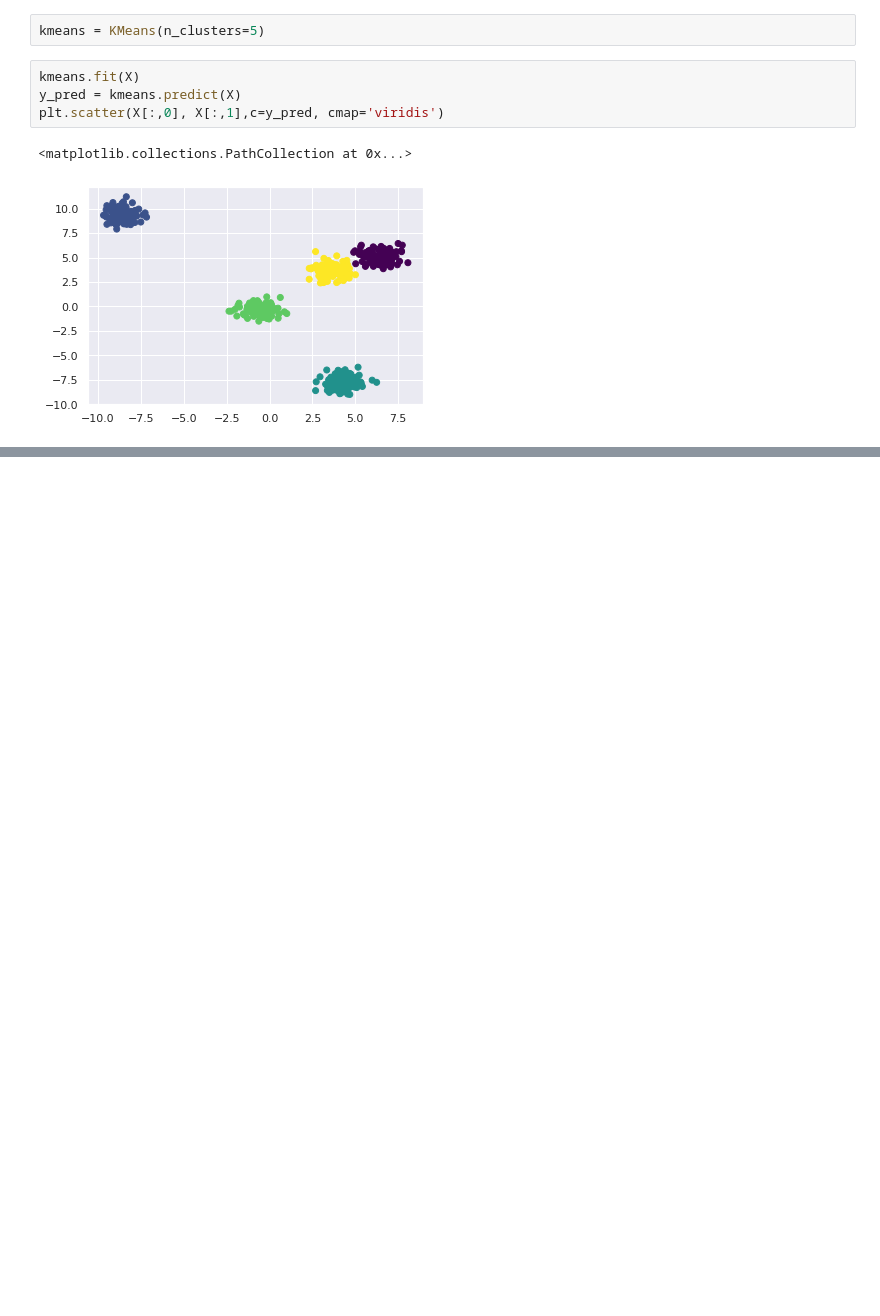
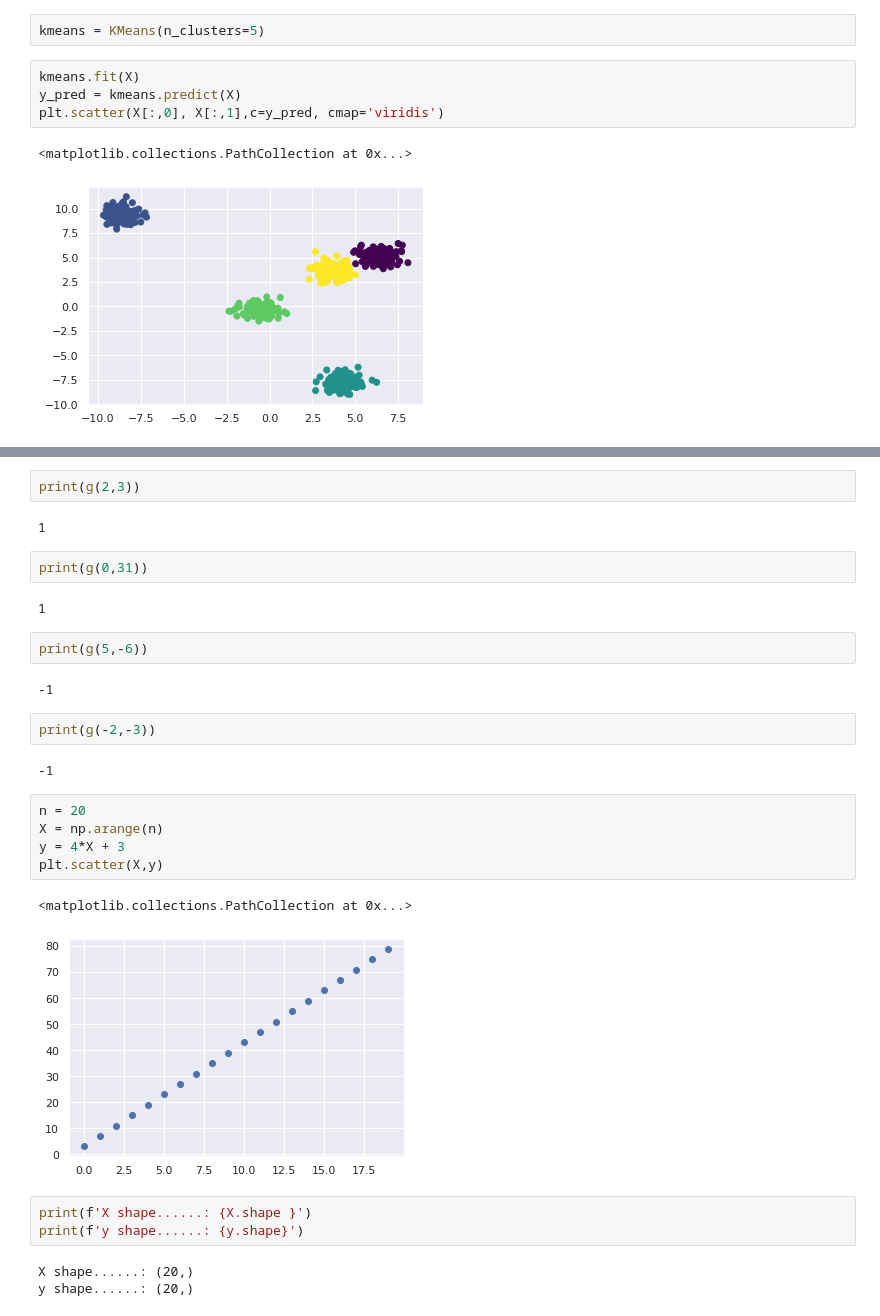
Before and after one commit to andvsilva/data_science_journey, a Jupyter notebook: course_ds/notebooks/ml_features.ipynb, the cells around one changed output, grey strips where cells are left out. Saved outputs shown, nothing was run; the diff lists cells and outputs as text; blank space fills up the shorter version.

```diff
--- a/course_ds/notebooks/ml_features.ipynb
+++ b/course_ds/notebooks/ml_features.ipynb
@@ -209,0 +402,30 @@ plt.scatter(X[:,0], X[:,1],c=y_pred, cmap='viridis')
+# %%
+print(g(2,3))
+# %% [output]
+1
+# %%
+print(g(0,31))
+# %% [output]
+1
+# %%
+print(g(5,-6))
+# %% [output]
+-1
+# %%
+print(g(-2,-3))
+# %% [output]
+-1
+# %%
+n = 20
+X = np.arange(n)
+y = 4*X + 3
+plt.scatter(X,y)
+# %% [output]
+<matplotlib.collections.PathCollection at 0x...>
+[figure, added]
+# %%
+print(f'X shape......: {X.shape }')
+print(f'y shape......: {y.shape}')
+# %% [output]
+X shape......: (20,)
+y shape......: (20,)
```
Also changed, not shown: parts of 71 cells of this notebook, 6 other files.
